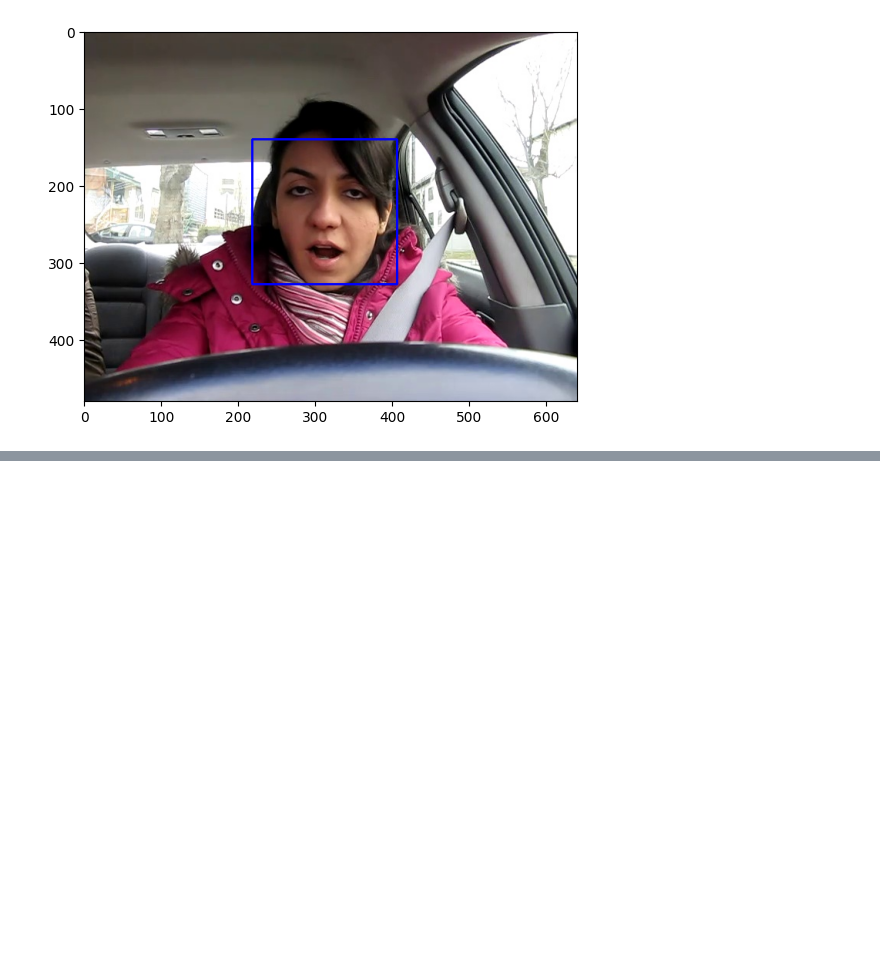
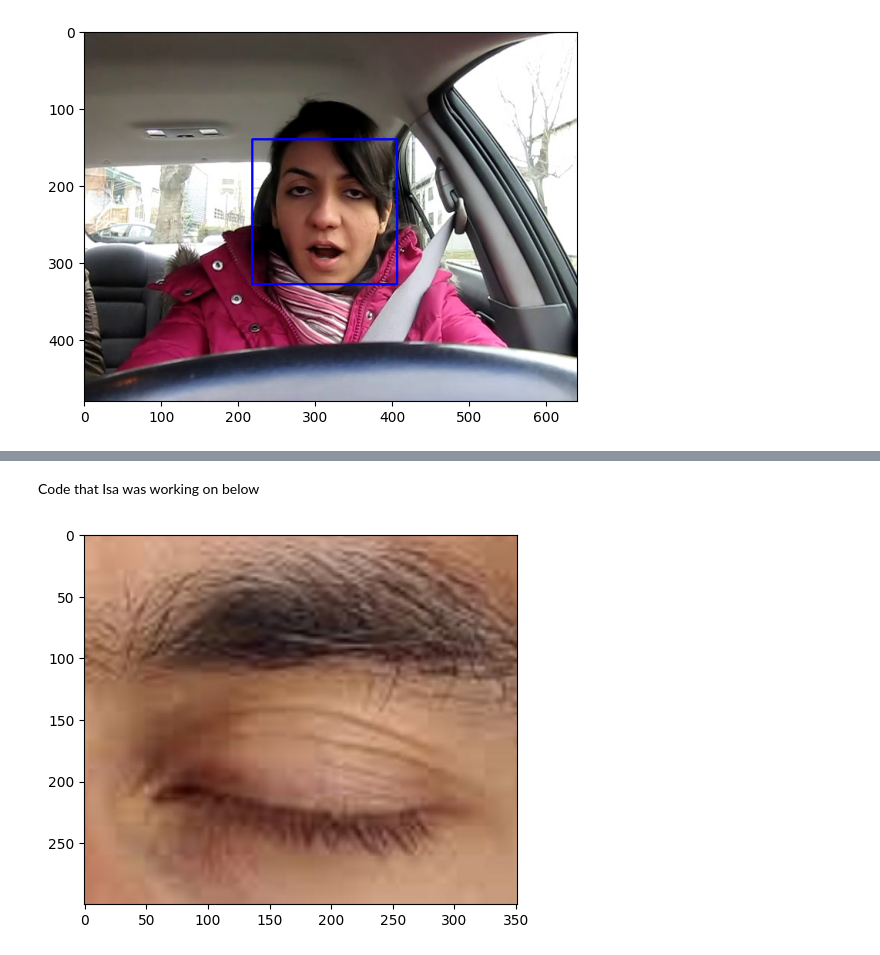
Before and after one commit to rasooly-dev/drowsiness-detection, a Jupyter notebook: main.ipynb, the cells around one changed output, grey strips where cells are left out. Drawn from its saved outputs; the diff is of its cells as text; code cells hidden in the pictures; blank space fills up the shorter version.

```diff
--- a/main.ipynb
+++ b/main.ipynb
@@ -84,0 +99,7 @@ plt.imshow(cv.cvtColor(face, cv.COLOR_BGR2RGB))
+# %% [markdown]
+Code that Isa was working on below
+# %%
+plt.imshow(plt.imread('data/dataset/Closed/_50.jpg'))
+test_image = cv.imread('data/dataset/Closed/_50.jpg')
+# %% [output]
+[figure, added]
```
Also changed, not shown: parts of 20 cells of this notebook, 1 other file.
